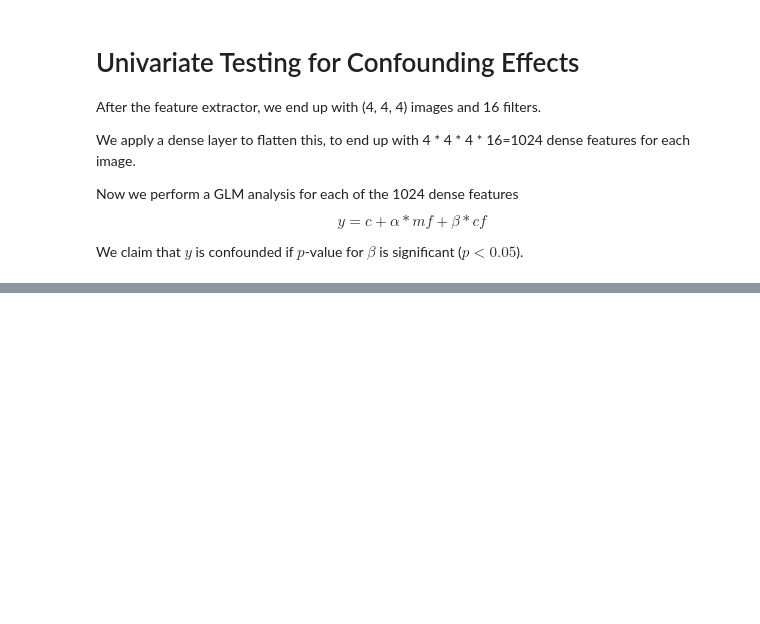
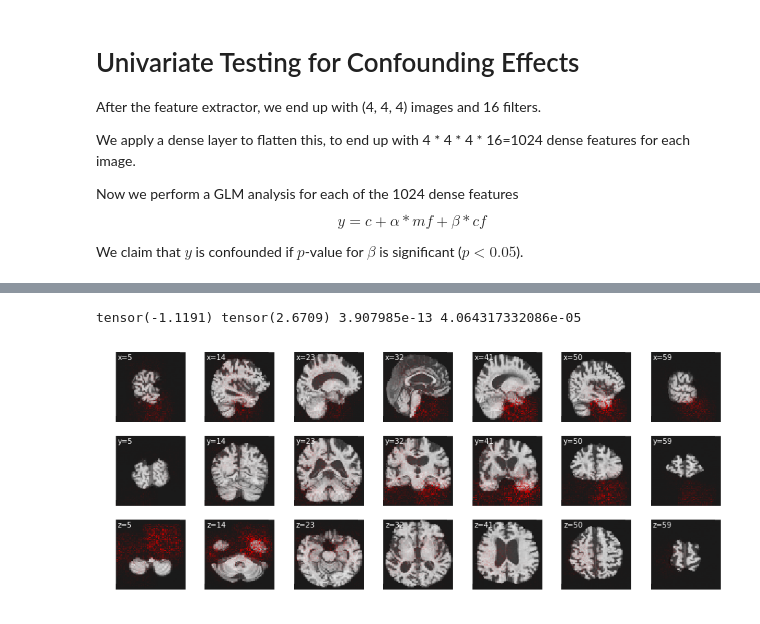
Before and after one commit to kathyfan/cs231n-adni, a Jupyter notebook: new_code/glm.ipynb, the cells around one changed output, grey strips where cells are left out. Saved outputs shown, nothing was run; the diff lists cells and outputs as text; code cells hidden in the pictures; blank space fills up the shorter version.

```diff
--- a/new_code/glm.ipynb
+++ b/new_code/glm.ipynb
@@ -170,3 +176,8 @@ data.py: line 39: finished loading stuff
 251 251
 ['002_S_0816-2006-08-30_12_22_53.0.nii.gz', '002_S_0816-2007-04-11_10_09_26.0.nii.gz', '002_S_0816-2008-01-28_14_35_23.0.nii.gz', '002_S_0938-2006-10-05_15_54_26.0.nii.gz', '002_S_0938-2007-04-12_08_1 ...
 [1.0, 1.0, 1.0, 1.0, 1.0, 1.0, 1.0, 0.0, 0.0, 0.0, 0.0, 1.0, 0.0, 0.0, 0.0, 0.0, 0.0, 0.0, 0.0, 0.0, 0.0, 0.0, 0.0, 0.0, 0.0, 0.0, 0.0, 0.0, 0.0, 0.0, 0.0, 0.0, 0.0, 1.0, 1.0, 1.0, 1.0, 1.0, 1.0, 1.0, ...
+# %%
+test_data = torch.Tensor(np.load("test_data.npy"))
+test_labels = torch.Tensor(np.load("test_label.npy"))
+
+print(test_data.shape)
@@ -198,3 +214,17 @@ We apply a dense layer to flatten this, to end up with 4 * 4 * 4 * 16=1024 dense
 Now we perform a GLM analysis for each of the 1024 dense features $$y = c+\alpha*mf + \beta * cf$$
 
 We claim that $y$ is confounded if $p$-value for $\beta$ is significant ($p<0.05$).
+# %%
+import numpy as np
+import torch
+import statsmodels.api as sm
+from matplotlib import pyplot as plt
+from data import *
+
+img_size = 4 # output of last maxpool3d layer: images of (4, 4, 4)
+n_filters = 16 # 16 filters in last conv layer
+n_feat = img_size*img_size*img_size*n_filters # number of features after flattening
+n_samples = 251 # number of subjects in unaugmented test set
+labels = torch.Tensor(test_labels) # set of labels (n_samples,)
+test_data = torch.Tensor(np.reshape(test_data, (251, 1, 64, 64, 64)))
+features = get_feats(test_data)  # (n_samples, n_feat)
@@ -240,0 +409,7 @@ glm()
+# %%
+vis_utils.plot_slices(test_data[220][0], num_slices = 7, overlay=regular_saliency[0],
+                  overlay_vmax=np.percentile(regular_saliency, 99.9),
+                  overlay_cmap=vis_utils.alpha_to_red_cmap)
+# %% [output]
+tensor(-1.1191) tensor(2.6709) 3.907985e-13 4.064317332086e-05
+[figure, added]
```
Also changed, not shown: parts of 18 cells of this notebook.
